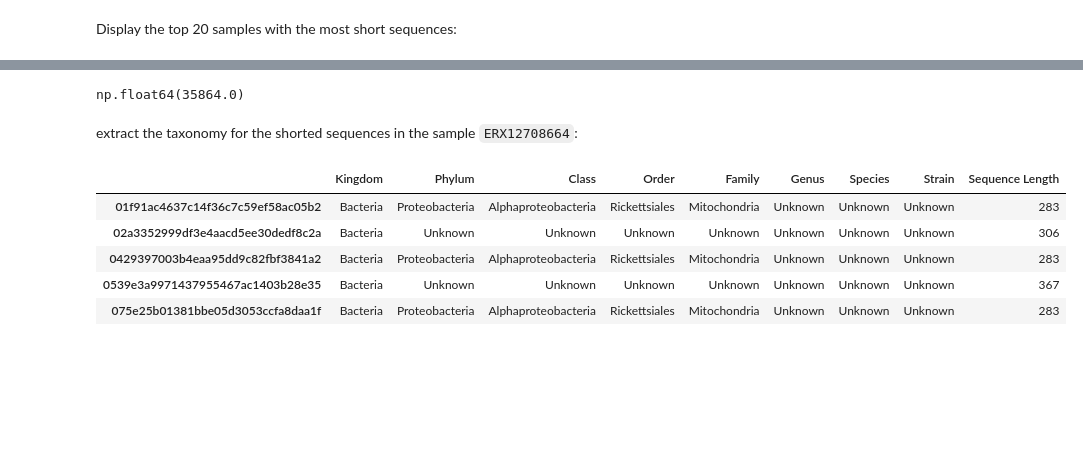
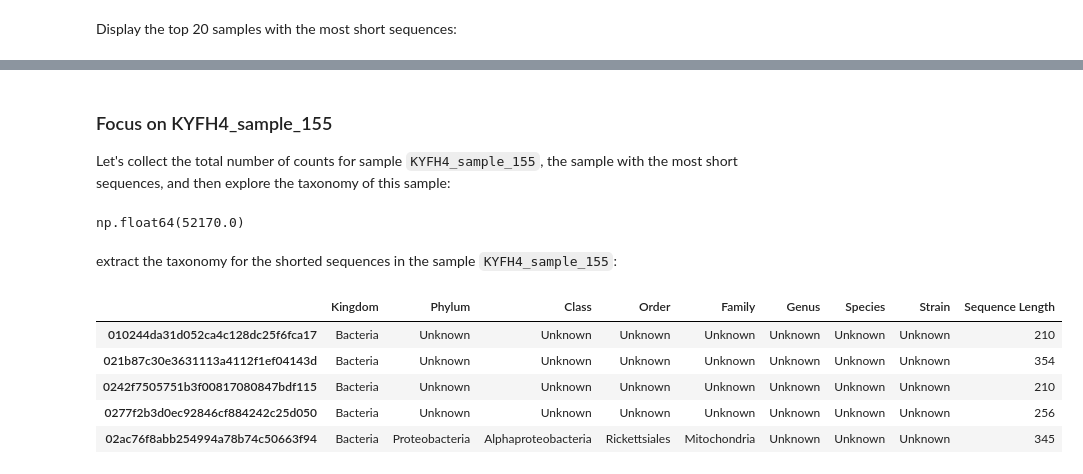
Before and after one commit to filippob/deep_micro_core, a Jupyter notebook: notebooks/01-describe_merged_sequences.ipynb, the cells around one changed output, grey strips where cells are left out. Drawn from its saved outputs; the diff is of its cells as text; code cells hidden in the pictures; blank space fills up the shorter version.

```diff
--- a/notebooks/01-describe_merged_sequences.ipynb
+++ b/notebooks/01-describe_merged_sequences.ipynb
@@ -261,24 +262,29 @@ Let's collect the total number of counts for sample `ERX12708664`:
+# %% [markdown]
+### Focus on KYFH4_sample_155
+
+Let's collect the total number of counts for sample `KYFH4_sample_155`, the sample with the most
+short sequences, and then explore the taxonomy of this sample:
 # %%
-counts_ERX12708664 = table.data('ERX12708664', axis='sample').sum()
-counts_ERX12708664
+counts_KYFH4_sample_155 = table.data('KYFH4_sample_155', axis='sample').sum()
+counts_KYFH4_sample_155
 # %% [output]
-np.float64(35864.0)
+np.float64(52170.0)
 # %% [markdown]
-extract the taxonomy for the shorted sequences in the sample `ERX12708664`:
+extract the taxonomy for the shorted sequences in the sample `KYFH4_sample_155`:
 # %%
-# Get the sequence IDs for the sample ERX12708664
-sample_sequence_ids = filtered_table_df.index[filtered_table_df['ERX12708664'] > 0].tolist()
+# Get the sequence IDs for the sample KYFH4_sample_155
+sample_sequence_ids = filtered_table_df.index[filtered_table_df['KYFH4_sample_155'] > 0].tolist()
 
 # Filter the short_sequences_df to include only rows with IDs in sample_sequence_ids
 sample_short_sequences_df = short_sequences_df.loc[sample_sequence_ids]
 
 # Display the DataFrame
 sample_short_sequences_df.head()
 # %% [output]
 |  | Kingdom | Phylum | Class | Order | Family | Genus | Species | Strain | Sequence Length |
-| 01f91ac4637c14f36c7c59ef58ac05b2 | Bacteria | Proteobacteria | Alphaproteobacteria | Rickettsiales | Mitochondria | Unknown | Unknown | Unknown | 283 |
-| 02a3352999df3e4aacd5ee30dedf8c2a | Bacteria | Unknown | Unknown | Unknown | Unknown | Unknown | Unknown | Unknown | 306 |
-| 0429397003b4eaa95dd9c82fbf3841a2 | Bacteria | Proteobacteria | Alphaproteobacteria | Rickettsiales | Mitochondria | Unknown | Unknown | Unknown | 283 |
-| 0539e3a9971437955467ac1403b28e35 | Bacteria | Unknown | Unknown | Unknown | Unknown | Unknown | Unknown | Unknown | 367 |
-| 075e25b01381bbe05d3053ccfa8daa1f | Bacteria | Proteobacteria | Alphaproteobacteria | Rickettsiales | Mitochondria | Unknown | Unknown | Unknown | 283 |
+| 010244da31d052ca4c128dc25f6fca17 | Bacteria | Unknown | Unknown | Unknown | Unknown | Unknown | Unknown | Unknown | 210 |
+| 021b87c30e3631113a4112f1ef04143d | Bacteria | Unknown | Unknown | Unknown | Unknown | Unknown | Unknown | Unknown | 354 |
+| 0242f7505751b3f00817080847bdf115 | Bacteria | Unknown | Unknown | Unknown | Unknown | Unknown | Unknown | Unknown | 210 |
+| 0277f2b3d0ec92846cf884242c25d050 | Bacteria | Unknown | Unknown | Unknown | Unknown | Unknown | Unknown | Unknown | 256 |
+| 02ac76f8abb254994a78b74c50663f94 | Bacteria | Proteobacteria | Alphaproteobacteria | Rickettsiales | Mitochondria | Unknown | Unknown | Unknown | 345 |
 # %% [markdown]
```
Also changed, not shown: parts of 18 cells of this notebook.
